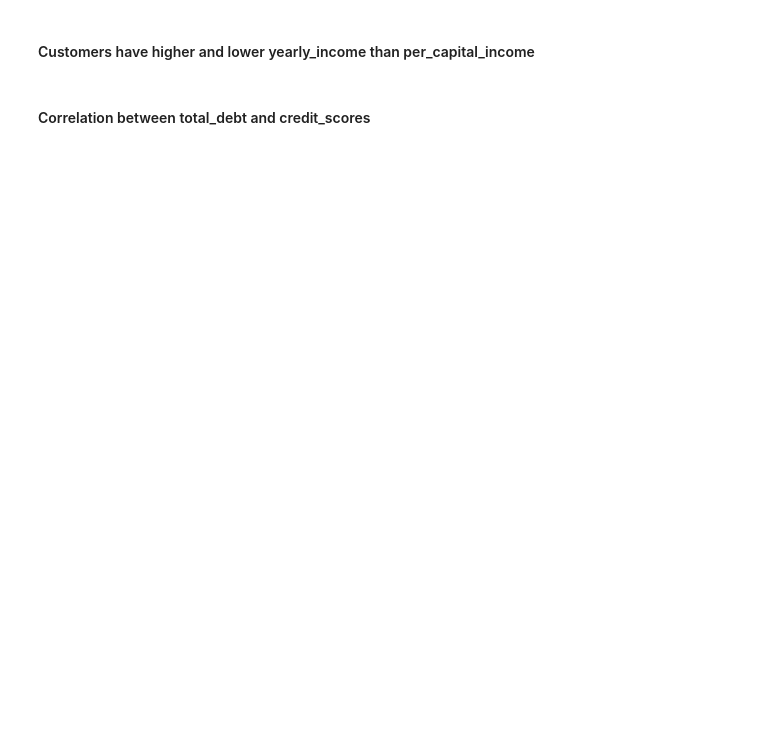
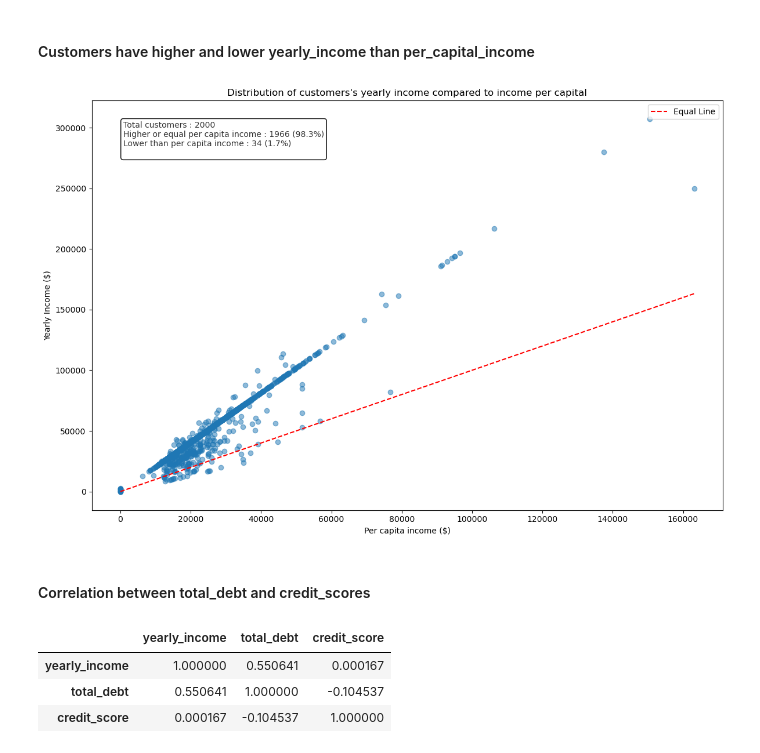
Before and after one commit to TrangPham93/data_analysis_project, a Jupyter notebook: financials_transactions/financial_data.ipynb, the cells around one changed output. Cells and saved outputs as stored; diff of their text form; code cells hidden in the pictures; blank space fills up the shorter version.

```diff
--- a/financials_transactions/financial_data.ipynb
+++ b/financials_transactions/financial_data.ipynb
@@ -1069,4 +1088,35 @@ plt.show()
 # %% [markdown]
 #### Customers have higher and lower yearly_income than per_capital_income
+# %%
+fig, ax = plt.subplots(figsize=(12, 8))
+ax.scatter(user_df['per_capita_income'], user_df['yearly_income'], alpha=0.5)
+ax.plot([0, user_df['per_capita_income'].max()], [0, user_df['per_capita_income'].max()], 'r--', label='Equal Line')
+
+ax.set_title('Distribution of customers\'s yearly income compared to income per capital')
+plt.xlabel('Per capita income ($)')
+plt.ylabel('Yearly Income ($)')
+plt.legend()
+
+# Statistic box
+total_customer = len(user_df)
+higher_count = (user_df['yearly_income'] >= user_df['per_capita_income']).sum()
+lower_count = (user_df['yearly_income'] < user_df['per_capita_income']).sum()
+plt.text(0.05, 0.95, f'Total customers : {total_customer}\n'
+		 			f'Higher or equal per capita income : {higher_count} ({higher_count / total_customer:.1%})\n'
+					f'Lower than per capita income : {lower_count} ({lower_count / total_customer:.1%})\n',
+					transform=plt.gca().transAxes, verticalalignment='top',bbox=dict(boxstyle='round', facecolor='white'),alpha=0.8)
+
+plt.tight_layout()
+plt.show()
+# %% [output]
+[figure, added]
 # %% [markdown]
 #### Correlation between total_debt and credit_scores
+# %%
+user_df_corr = user_df[['yearly_income', 'total_debt', 'credit_score']].corr()
+user_df_corr
+# %% [output]
+|  | yearly_income | total_debt | credit_score |
+| yearly_income | 1.000000 | 0.550641 | 0.000167 |
+| total_debt | 0.550641 | 1.000000 | -0.104537 |
+| credit_score | 0.000167 | -0.104537 | 1.000000 |
```
Also changed, not shown: parts of 3 cells of this notebook.
